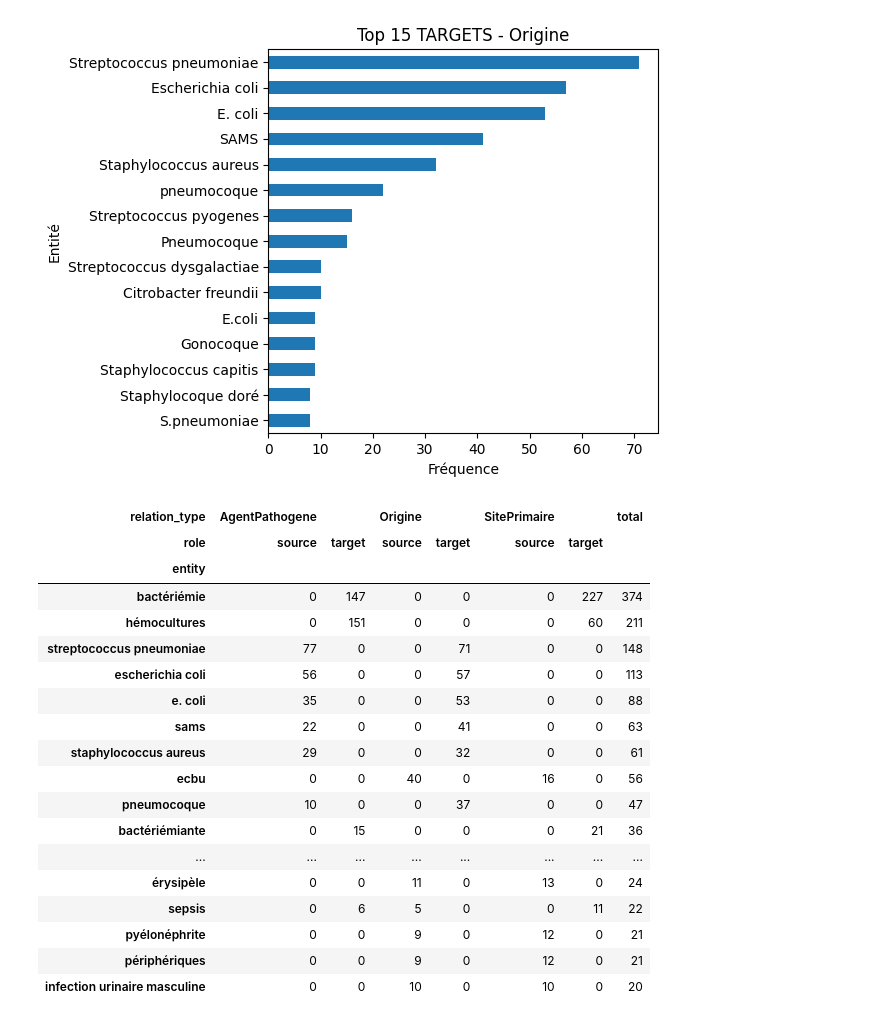
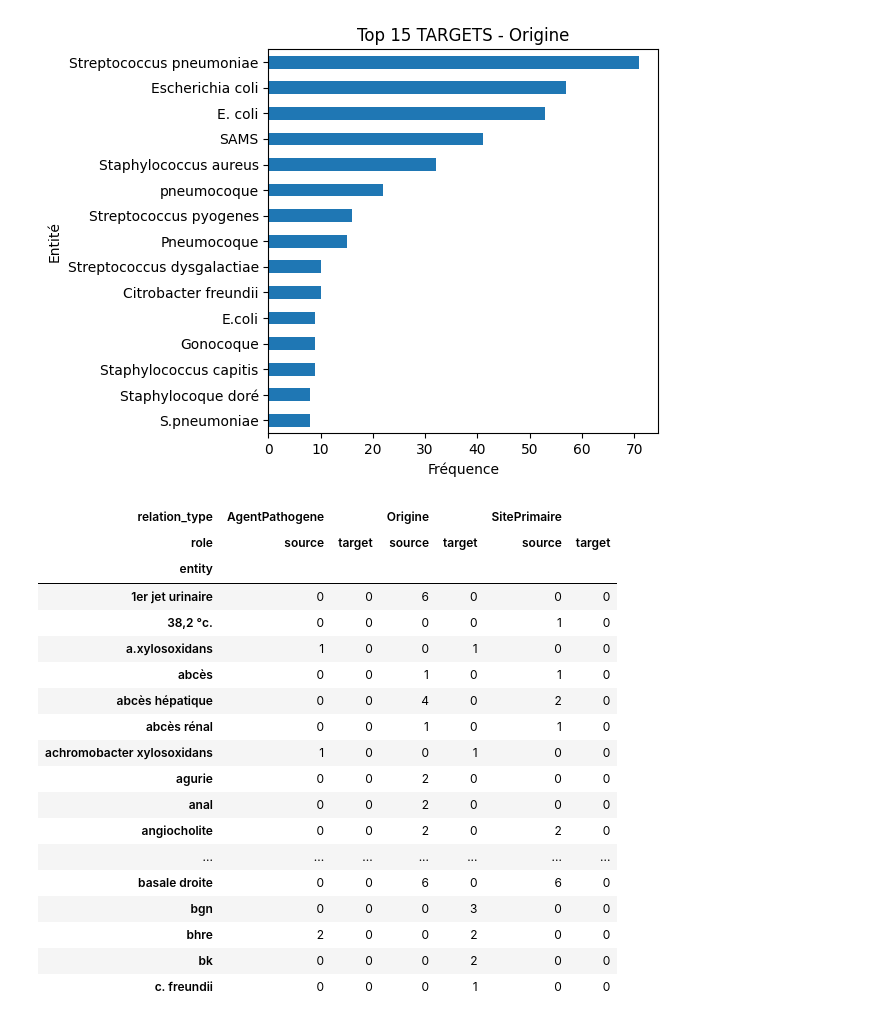
Before and after one commit to PJGouze/KG_RAG, a Jupyter notebook: KG_RAG/tests_and_req/statistiques_partages.ipynb, the cells around one changed output. Drawn from its saved outputs; the diff is of its cells as text; code cells hidden in the pictures.

```diff
--- a/KG_RAG/tests_and_req/statistiques_partages.ipynb
+++ b/KG_RAG/tests_and_req/statistiques_partages.ipynb
@@ -275,35 +313,35 @@ for rel_type in df_target["relation_type"].dropna().unique():
 # %%
 pivot_roles = pd.pivot_table(
     df_entities,
     index="entity",
     columns=["relation_type", "role"],
     aggfunc="size",
     fill_value=0
 )
 
 # ajouter total
-pivot_roles["total"] = pivot_roles.sum(axis=1)
+#pivot_roles["total"] = pivot_roles.sum(axis=1)
 
-pivot_roles = pivot_roles.sort_values(by="total", ascending=False)
+#pivot_roles = pivot_roles.sort_values(ascending=False)
 
-pivot_roles.head(20)
+pivot_roles.head(30)
 # %% [output]
-| relation_type | AgentPathogene |  | Origine |  | SitePrimaire |  | total |
-| role | source | target | source | target | source | target |  |
-| entity |  |  |  |  |  |  |  |
-| bactériémie | 0 | 147 | 0 | 0 | 0 | 227 | 374 |
-| hémocultures | 0 | 151 | 0 | 0 | 0 | 60 | 211 |
-| streptococcus pneumoniae | 77 | 0 | 0 | 71 | 0 | 0 | 148 |
-| escherichia coli | 56 | 0 | 0 | 57 | 0 | 0 | 113 |
-| e. coli | 35 | 0 | 0 | 53 | 0 | 0 | 88 |
-| sams | 22 | 0 | 0 | 41 | 0 | 0 | 63 |
-| staphylococcus aureus | 29 | 0 | 0 | 32 | 0 | 0 | 61 |
-| ecbu | 0 | 0 | 40 | 0 | 16 | 0 | 56 |
-| pneumocoque | 10 | 0 | 0 | 37 | 0 | 0 | 47 |
-| bactériémiante | 0 | 15 | 0 | 0 | 0 | 21 | 36 |
-| ... | ... | ... | ... | ... | ... | ... | ... |
-| érysipèle | 0 | 0 | 11 | 0 | 13 | 0 | 24 |
-| sepsis | 0 | 6 | 5 | 0 | 0 | 11 | 22 |
-| pyélonéphrite | 0 | 0 | 9 | 0 | 12 | 0 | 21 |
-| périphériques | 0 | 0 | 9 | 0 | 12 | 0 | 21 |
-| infection urinaire masculine | 0 | 0 | 10 | 0 | 10 | 0 | 20 |
+| relation_type | AgentPathogene |  | Origine |  | SitePrimaire |  |
+| role | source | target | source | target | source | target |
+| entity |  |  |  |  |  |  |
+| 1er jet urinaire | 0 | 0 | 6 | 0 | 0 | 0 |
+| 38,2 °c. | 0 | 0 | 0 | 0 | 1 | 0 |
+| a.xylosoxidans | 1 | 0 | 0 | 1 | 0 | 0 |
+| abcès | 0 | 0 | 1 | 0 | 1 | 0 |
+| abcès hépatique | 0 | 0 | 4 | 0 | 2 | 0 |
+| abcès rénal | 0 | 0 | 1 | 0 | 1 | 0 |
+| achromobacter xylosoxidans | 1 | 0 | 0 | 1 | 0 | 0 |
+| agurie | 0 | 0 | 2 | 0 | 0 | 0 |
+| anal | 0 | 0 | 2 | 0 | 0 | 0 |
+| angiocholite | 0 | 0 | 2 | 0 | 2 | 0 |
+| ... | ... | ... | ... | ... | ... | ... |
+| basale droite | 0 | 0 | 6 | 0 | 6 | 0 |
+| bgn | 0 | 0 | 0 | 3 | 0 | 0 |
+| bhre | 2 | 0 | 0 | 2 | 0 | 0 |
+| bk | 0 | 0 | 0 | 2 | 0 | 0 |
+| c. freundii | 0 | 0 | 0 | 1 | 0 | 0 |
```
Also changed, not shown: parts of 10 cells of this notebook.
